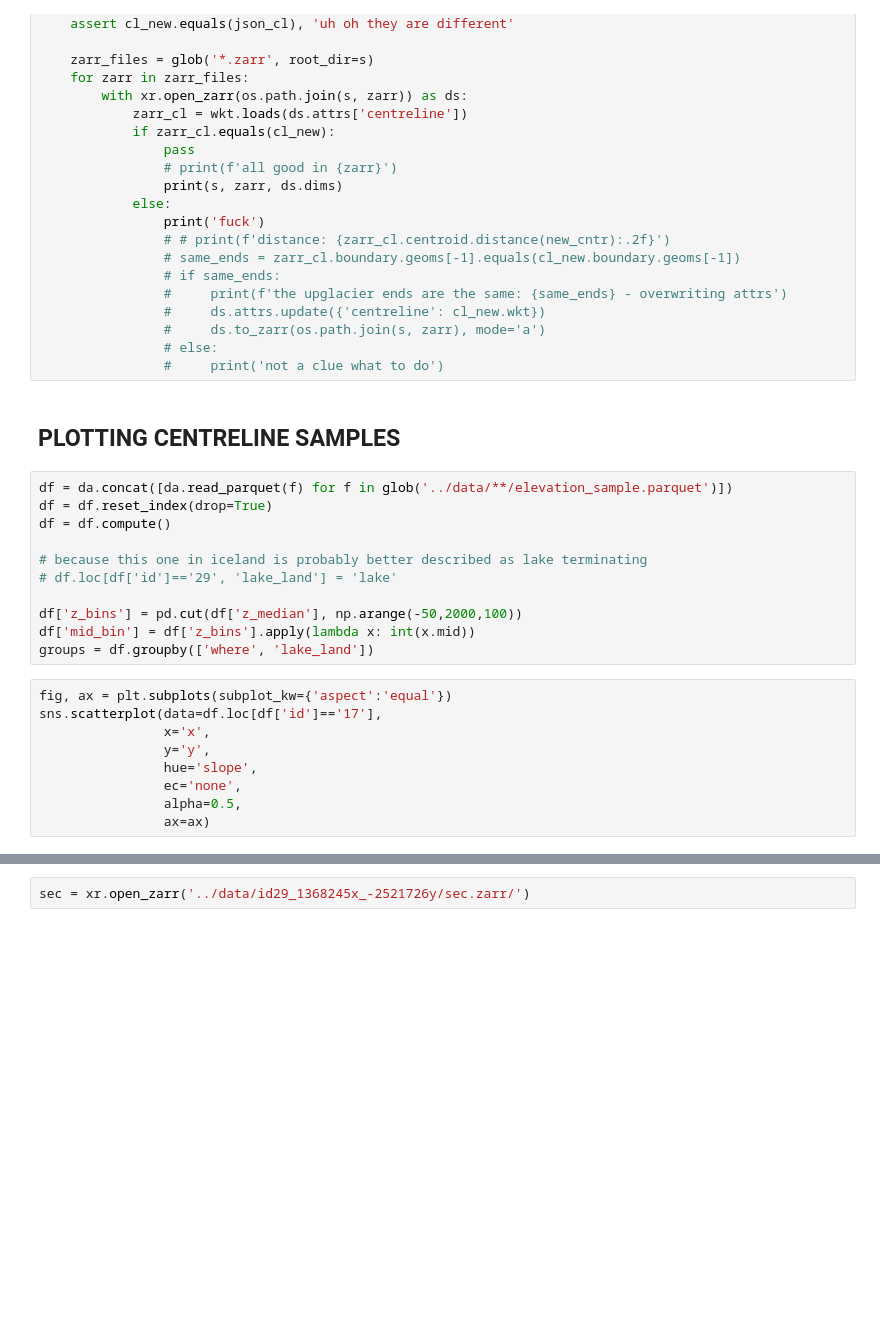
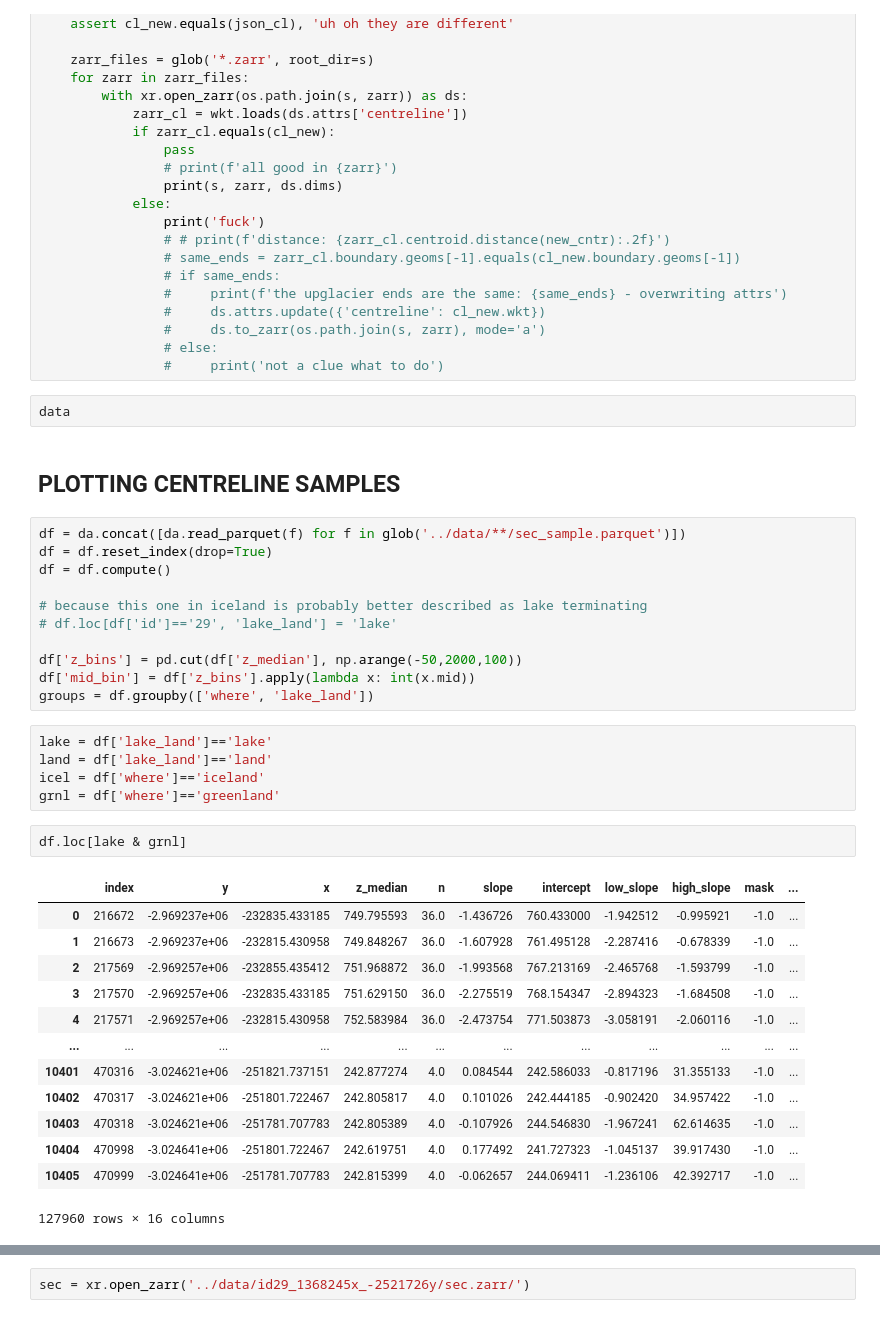
Before and after one commit to tlohde/lake-terminating-glaciers, a Jupyter notebook: src/scratchpad.ipynb, the cells around one changed output, grey strips where cells are left out. Cells and saved outputs as stored; diff of their text form; blank space fills up the shorter version.

```diff
--- a/src/scratchpad.ipynb
+++ b/src/scratchpad.ipynb
@@ -165,10 +156,12 @@ for s in sites:
                 #     ds.to_zarr(os.path.join(s, zarr), mode='a')
                 # else:
                 #     print('not a clue what to do')
+# %%
+data
 # %% [markdown]
 ## PLOTTING CENTRELINE SAMPLES
 # %%
-df = da.concat([da.read_parquet(f) for f in glob('../data/**/elevation_sample.parquet')])
+df = da.concat([da.read_parquet(f) for f in glob('../data/**/sec_sample.parquet')])
 df = df.reset_index(drop=True)
 df = df.compute()
 
@@ -178,12 +171,24 @@ df = df.compute()
 df['z_bins'] = pd.cut(df['z_median'], np.arange(-50,2000,100))
 df['mid_bin'] = df['z_bins'].apply(lambda x: int(x.mid))
 groups = df.groupby(['where', 'lake_land'])
-# %%
-fig, ax = plt.subplots(subplot_kw={'aspect':'equal'})
-sns.scatterplot(data=df.loc[df['id']=='17'],
-                x='x',
-                y='y',
-                hue='slope',
-                ec='none',
-                alpha=0.5,
-                ax=ax)
+# %%
+lake = df['lake_land']=='lake'
+land = df['lake_land']=='land'
+icel = df['where']=='iceland'
+grnl = df['where']=='greenland'
+# %%
+df.loc[lake & grnl]
+# %% [output]
+|  | index | y | x | z_median | n | slope | intercept | low_slope | high_slope | mask | ... |
+| 0 | 216672 | -2.969237e+06 | -232835.433185 | 749.795593 | 36.0 | -1.436726 | 760.433000 | -1.942512 | -0.995921 | -1.0 | ... |
+| 1 | 216673 | -2.969237e+06 | -232815.430958 | 749.848267 | 36.0 | -1.607928 | 761.495128 | -2.287416 | -0.678339 | -1.0 | ... |
+| 2 | 217569 | -2.969257e+06 | -232855.435412 | 751.968872 | 36.0 | -1.993568 | 767.213169 | -2.465768 | -1.593799 | -1.0 | ... |
+| 3 | 217570 | -2.969257e+06 | -232835.433185 | 751.629150 | 36.0 | -2.275519 | 768.154347 | -2.894323 | -1.684508 | -1.0 | ... |
+| 4 | 217571 | -2.969257e+06 | -232815.430958 | 752.583984 | 36.0 | -2.473754 | 771.503873 | -3.058191 | -2.060116 | -1.0 | ... |
+| ... | ... | ... | ... | ... | ... | ... | ... | ... | ... | ... | ... |
+| 10401 | 470316 | -3.024621e+06 | -251821.737151 | 242.877274 | 4.0 | 0.084544 | 242.586033 | -0.817196 | 31.355133 | -1.0 | ... |
+| 10402 | 470317 | -3.024621e+06 | -251801.722467 | 242.805817 | 4.0 | 0.101026 | 242.444185 | -0.902420 | 34.957422 | -1.0 | ... |
+| 10403 | 470318 | -3.024621e+06 | -251781.707783 | 242.805389 | 4.0 | -0.107926 | 244.546830 | -1.967241 | 62.614635 | -1.0 | ... |
+| 10404 | 470998 | -3.024641e+06 | -251801.722467 | 242.619751 | 4.0 | 0.177492 | 241.727323 | -1.045137 | 39.917430 | -1.0 | ... |
+| 10405 | 470999 | -3.024641e+06 | -251781.707783 | 242.815399 | 4.0 | -0.062657 | 244.069411 | -1.236106 | 42.392717 | -1.0 | ... |
+127960 rows × 16 columns
```
Also changed, not shown: parts of 15 cells of this notebook, 2 other files.
